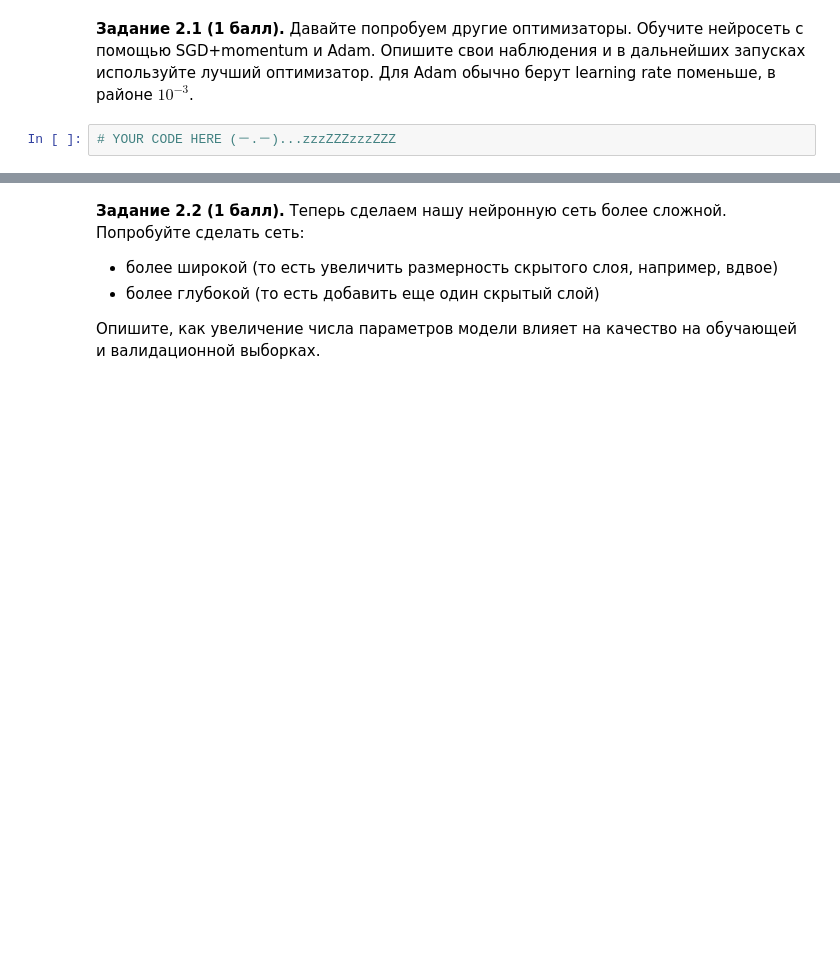
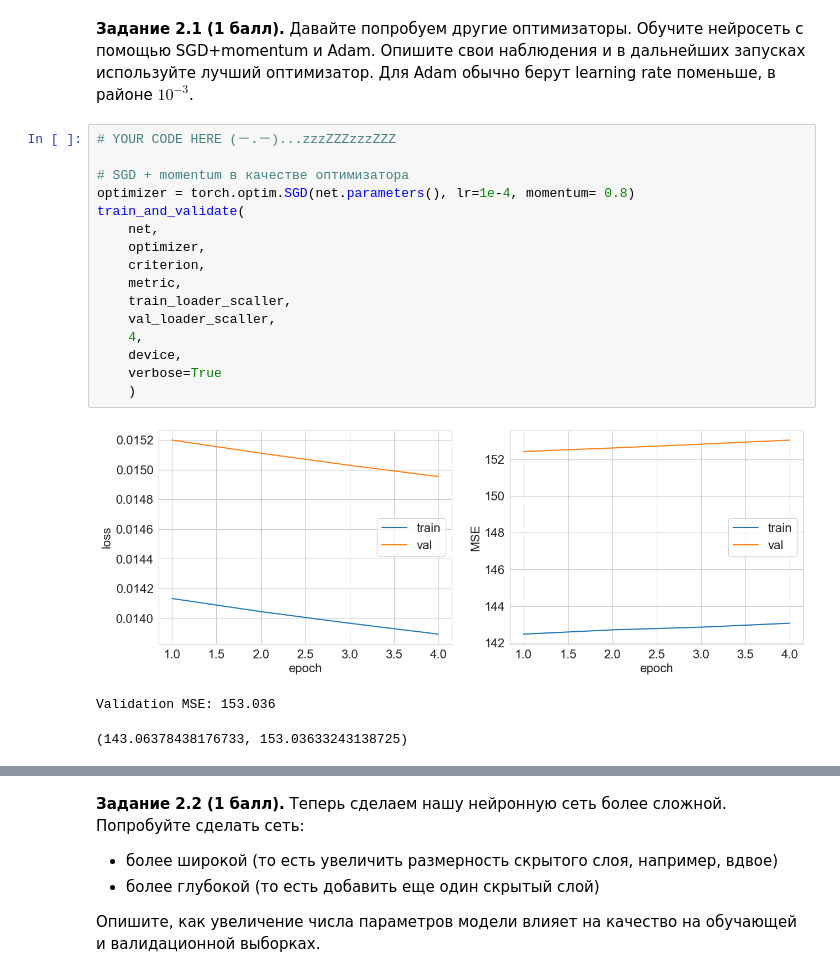
Before and after one commit to IYuminov/intro-to-dl-hse, a Jupyter notebook: homeworks-small/shw-01-mlp-light.ipynb, the cells around one changed output, grey strips where cells are left out. Cells and saved outputs as stored; diff of their text form; blank space fills up the shorter version.

```diff
--- a/homeworks-small/shw-01-mlp-light.ipynb
+++ b/homeworks-small/shw-01-mlp-light.ipynb
@@ -491,3 +541,21 @@ from sklearn.preprocessing import StandardScaler
 **Задание 2.1 (1 балл).** Давайте попробуем другие оптимизаторы. Обучите нейросеть с помощью SGD+momentum и Adam. Опишите свои наблюдения и в дальнейших запусках используйте лучший оптимизатор. Для Adam обычно берут learning rate поменьше, в районе $10^{-3}$.
 # %%
 # YOUR CODE HERE (－.－)...zzzZZZzzzZZZ
+
+# SGD + momentum в качестве оптимизатора
+optimizer = torch.optim.SGD(net.parameters(), lr=1e-4, momentum= 0.8)
+train_and_validate(
+    net,
+    optimizer,
+    criterion,
+    metric,
+    train_loader_scaller,
+    val_loader_scaller,
+    4,
+    device,
+    verbose=True
+    )
+# %% [output]
+[figure, added]
+Validation MSE: 153.036
+(143.06378438176733, 153.03633243138725)
```
Also changed, not shown: parts of 20 cells of this notebook.
